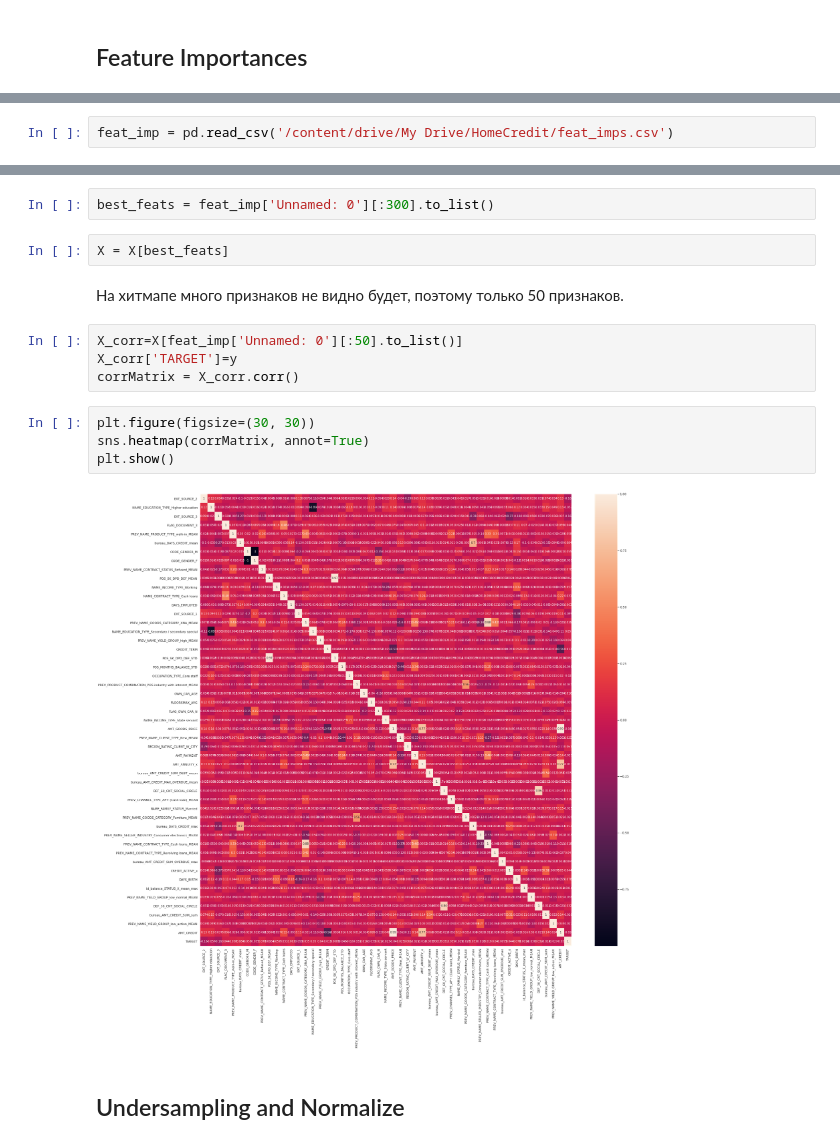
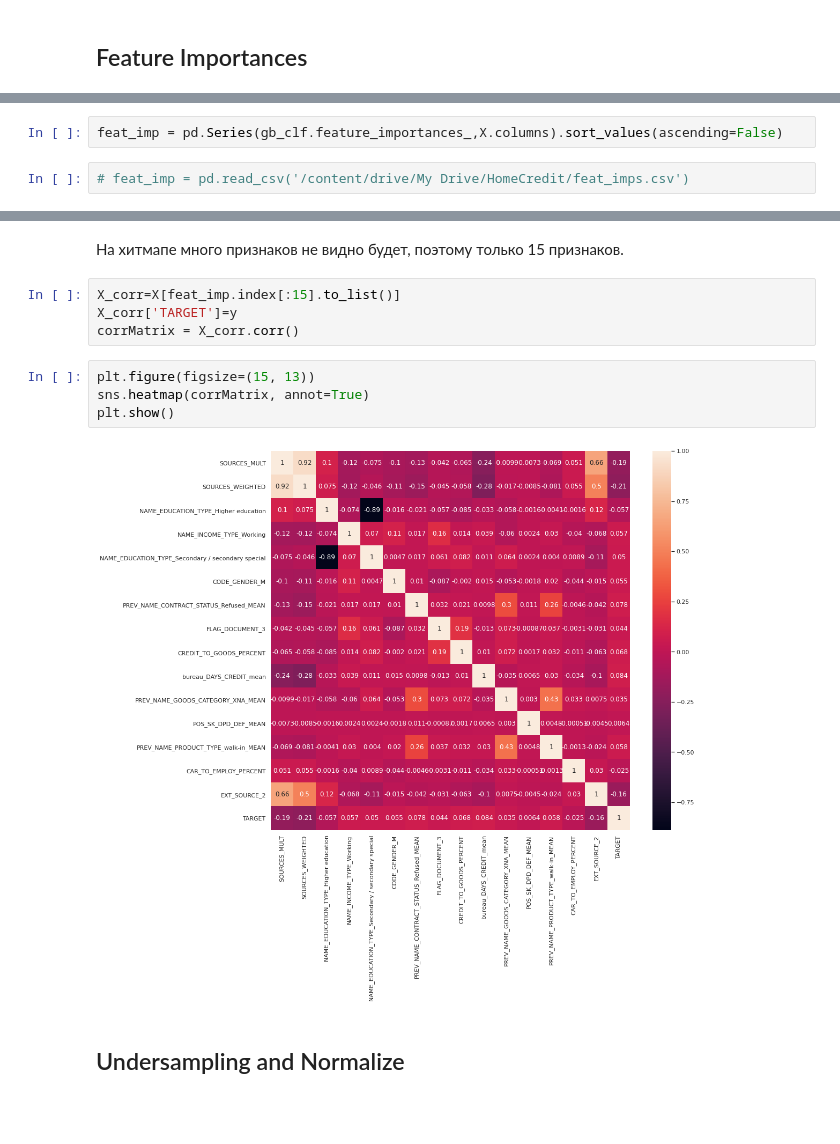
Before and after one commit to artakhm/HomeCredit, a Jupyter notebook: home_credit.ipynb, the cells around one changed output, grey strips where cells are left out. Saved outputs shown, nothing was run; the diff lists cells and outputs as text; blank space fills up the shorter version.

```diff
--- a/home_credit.ipynb
+++ b/home_credit.ipynb
@@ -110,2 +107,4 @@ print('roc_auc_score:',roc_auc_score(y_test, gb_clf.predict_proba(X_test)[:, 1])
+# %%
+feat_imp = pd.Series(gb_clf.feature_importances_,X.columns).sort_values(ascending=False)
 # %%
-feat_imp = pd.read_csv('/content/drive/My Drive/HomeCredit/feat_imps.csv')
+# feat_imp = pd.read_csv('/content/drive/My Drive/HomeCredit/feat_imps.csv')
@@ -123,19 +137,15 @@ plt.show()
-# %%
-best_feats = feat_imp['Unnamed: 0'][:300].to_list()
-# %%
-X = X[best_feats]
 # %% [markdown]
-На хитмапе много признаков не видно будет, поэтому только 50 признаков.
+На хитмапе много признаков не видно будет, поэтому только 15 признаков.
 # %%
-X_corr=X[feat_imp['Unnamed: 0'][:50].to_list()]
+X_corr=X[feat_imp.index[:15].to_list()]
 X_corr['TARGET']=y
 corrMatrix = X_corr.corr()
 # %%
-plt.figure(figsize=(30, 30))
+plt.figure(figsize=(15, 13))
 sns.heatmap(corrMatrix, annot=True)
 plt.show()
 # %% [output]
-[figure, old version]
+[figure, new version]
 # %% [markdown]
 ## Undersampling and Normalize
 # %%
```
Also changed, not shown: parts of 22 cells of this notebook.
